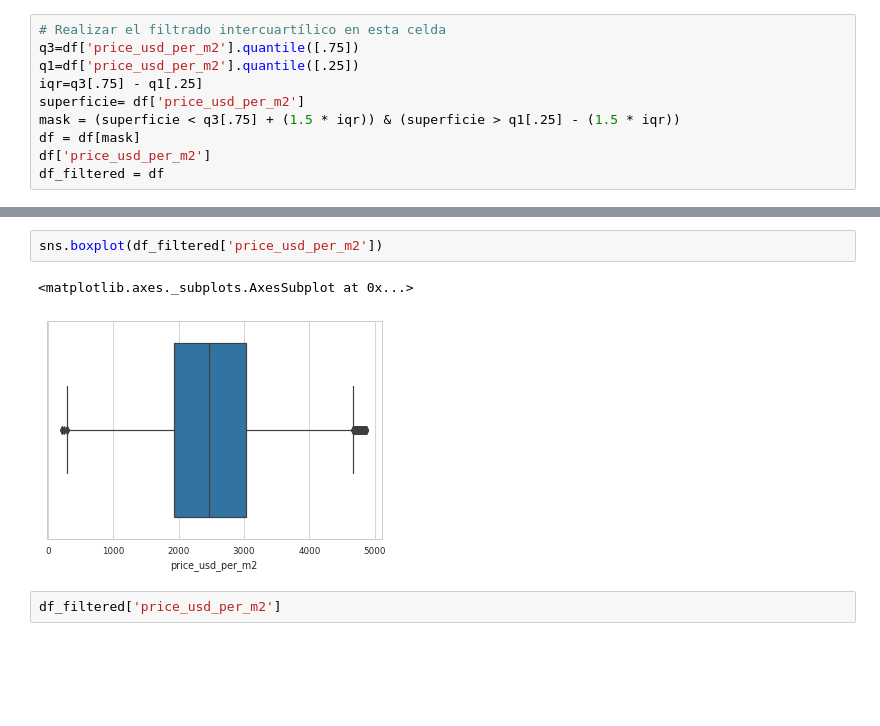
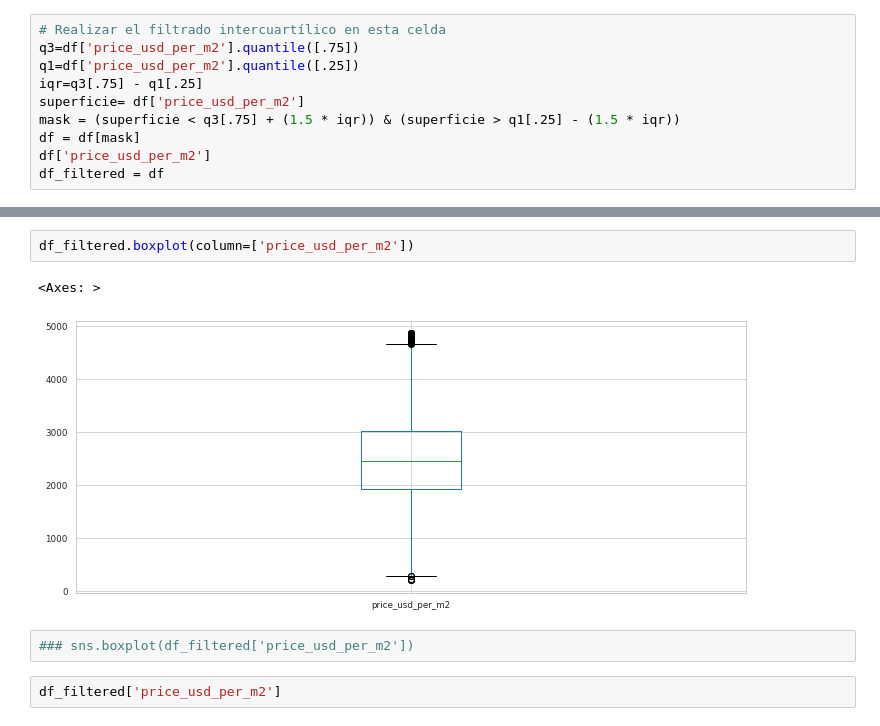
Before and after one commit to yingrei/proj_2, a Jupyter notebook: recursos_proyecto_2.ipynb, the cells around one changed output, grey strips where cells are left out. Cells and saved outputs as stored; diff of their text form; blank space fills up the shorter version.

```diff
--- a/recursos_proyecto_2.ipynb
+++ b/recursos_proyecto_2.ipynb
@@ -140,8 +171,10 @@ df_filtered = df
+# %%
+df_filtered.boxplot(column=['price_usd_per_m2'])
+# %% [output]
+<Axes: >
+[figure, added]
 # %%
-sns.boxplot(df_filtered['price_usd_per_m2'])
+### sns.boxplot(df_filtered['price_usd_per_m2'])
-# %% [output]
-<matplotlib.axes._subplots.AxesSubplot at 0x...>
-[figure, removed]
 # %%
 df_filtered['price_usd_per_m2']
 # %% [output]
```
Also changed, not shown: parts of 12 cells of this notebook.
